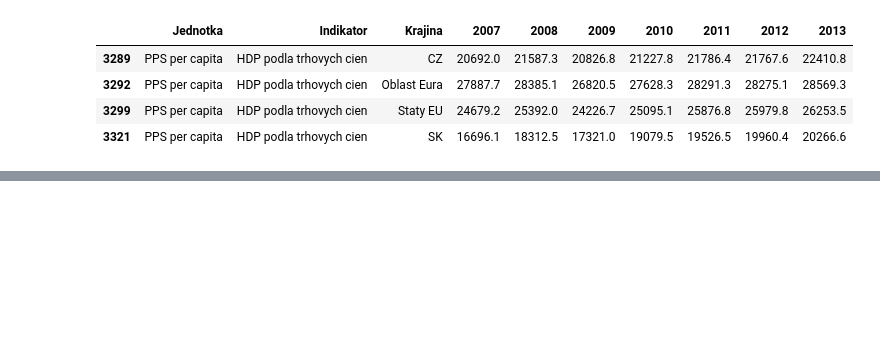
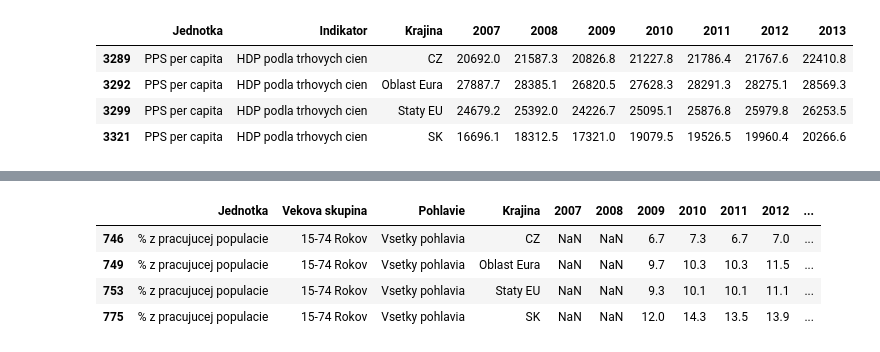
Before and after one commit to NyX3Ton/nyx3ton-project, a Jupyter notebook: data-management/main-app.ipynb, the cells around one changed output, grey strips where cells are left out. Cells and saved outputs as stored; diff of their text form; code cells hidden in the pictures; blank space fills up the shorter version.

```diff
--- a/data-management/main-app.ipynb
+++ b/data-management/main-app.ipynb
@@ -118,0 +167,50 @@ gdp_gross.to_csv(os.getcwd() + r'.\Vykonnost ekonomiky\gross_gdp_{}.csv'.format(
+# %%
+###Celkova miera nezamestnanosti
+nezamestnanost_celk = eurostat.get_data_df('une_rt_a')
+nezamestnanost_celk = nezamestnanost_celk[(nezamestnanost_celk['geo\\TIME_PERIOD'].isin(['SK', 'CZ','EU27_2020','EA20']) & (nezamestnanost_celk['sex'] == 'T') & (nezamestnanost_celk['unit'] == 'PC_ACT') & (nezamestnanost_celk['age'] == 'Y15-74'))]
+nezamestnanost_celk = nezamestnanost_celk[['unit','age','sex', 'geo\\TIME_PERIOD','2007','2008','2009','2010','2011','2012','2013']]
+nezamestnanost_celk['geo\\TIME_PERIOD'] = nezamestnanost_celk['geo\\TIME_PERIOD'].replace({ 'EA20': 'Oblast Eura','EU27_2020': 'Staty EU'})
+
+nezamestnanost_celk = nezamestnanost_celk.rename(columns={'geo\\TIME_PERIOD': 'Krajina', 'unit' : 'Jednotka', 'age' : 'Vekova skupina', 'sex' : 'Pohlavie'})
+nezamestnanost_celk['Jednotka'] = nezamestnanost_celk['Jednotka'].replace({'PC_ACT': '% z pracujucej populacie'})
+nezamestnanost_celk['Pohlavie'] = nezamestnanost_celk['Pohlavie'].replace({'T': 'Vsetky pohlavia'})
+nezamestnanost_celk['Vekova skupina'] = nezamestnanost_celk['Vekova skupina'].replace({'Y15-74': '15-74 Rokov'})
+
+display(nezamestnanost_celk.tail(100))
+
+nezamest_total = nezamestnanost_celk.melt(
+    id_vars=['Krajina'],
+    value_vars=['2007','2008','2009','2010','2011','2012','2013'],
+    var_name='Year',
+    value_name='Nezamestnanost_celkova')
+
+fig = px.line(
+    nezamest_total,
+    x='Year',
+    y='Nezamestnanost_celkova',
+    color='Krajina',
+    markers=True,
+    text='Nezamestnanost_celkova',
+    title='Celkova miera nezamestnanosti v % z pracujucej populacie – SK vs CZ (2007–2013)',
+    labels={'Nezamestnanost_celkova': 'Nezamestnanost v %', 'Year': 'Rok'}
+)
+
+fig.for_each_trace(lambda t: t.update(
+    mode='lines+markers+text',
+    line=dict(width=4),
+    marker=dict(size=12, line=dict(width=2, color='white')),
+    textposition='top center',
+    texttemplate='%{text:.1f}'  # 1 decimal
+))
+
+fig.update_layout(template='simple_white', hovermode=False)
+fig.show()
+
+file_name = f'./Nezamestnanost/nezamestnanost_celk_{today}.csv'
+nezamestnanost_celk.to_csv(os.getcwd() + r'.\Nezamestnanost\nezamestnanost_celk_{}.csv'.format(today),index=True, header=True, encoding="utf-8-sig")
+# %% [output]
+|  | Jednotka | Vekova skupina | Pohlavie | Krajina | 2007 | 2008 | 2009 | 2010 | 2011 | 2012 | ... |
+| 746 | % z pracujucej populacie | 15-74 Rokov | Vsetky pohlavia | CZ | NaN | NaN | 6.7 | 7.3 | 6.7 | 7.0 | ... |
+| 749 | % z pracujucej populacie | 15-74 Rokov | Vsetky pohlavia | Oblast Eura | NaN | NaN | 9.7 | 10.3 | 10.3 | 11.5 | ... |
+| 753 | % z pracujucej populacie | 15-74 Rokov | Vsetky pohlavia | Staty EU | NaN | NaN | 9.3 | 10.1 | 10.1 | 11.1 | ... |
+| 775 | % z pracujucej populacie | 15-74 Rokov | Vsetky pohlavia | SK | NaN | NaN | 12.0 | 14.3 | 13.5 | 13.9 | ... |
```
Also changed, not shown: parts of 3 cells of this notebook, 4 other files.
